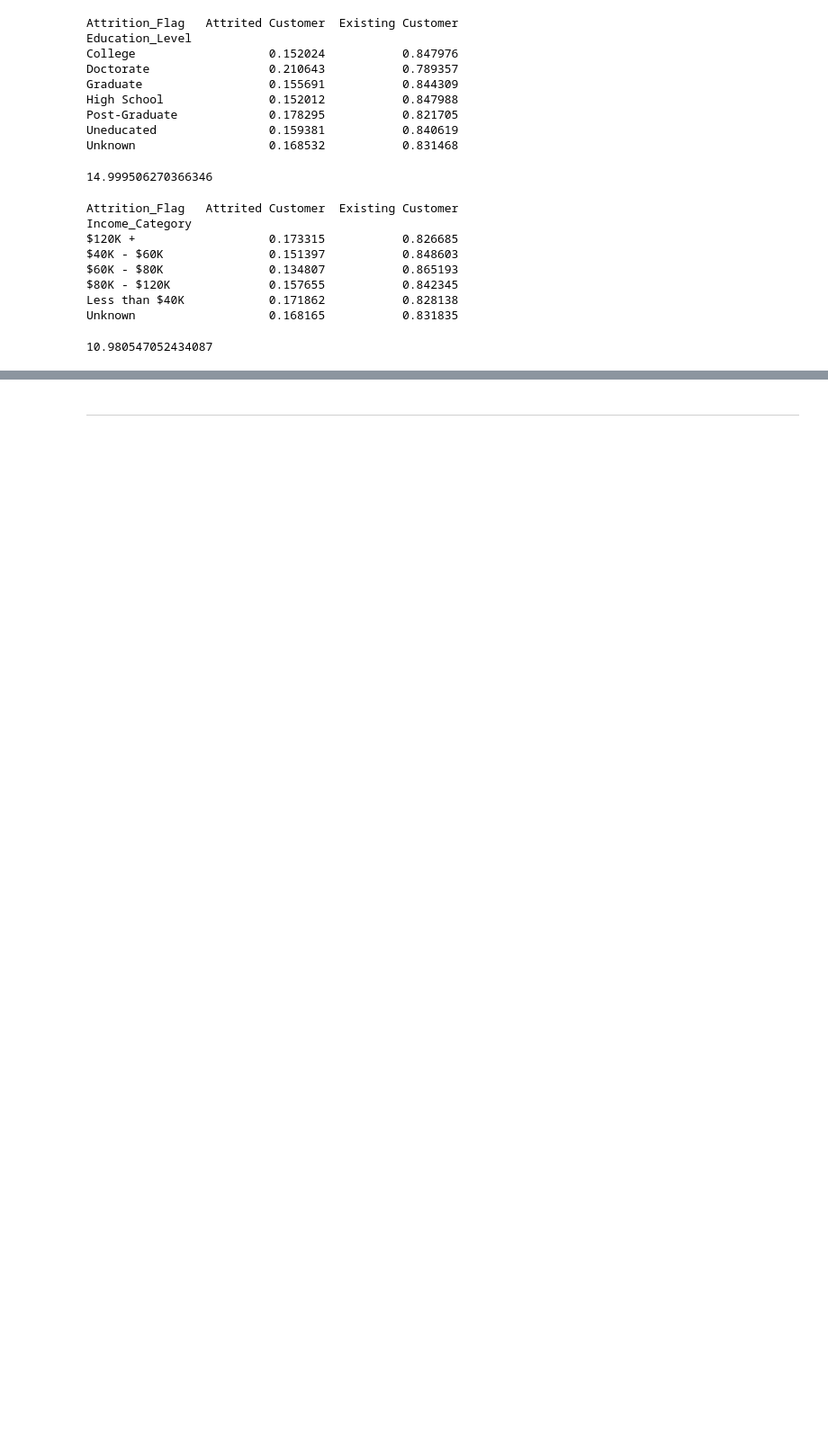
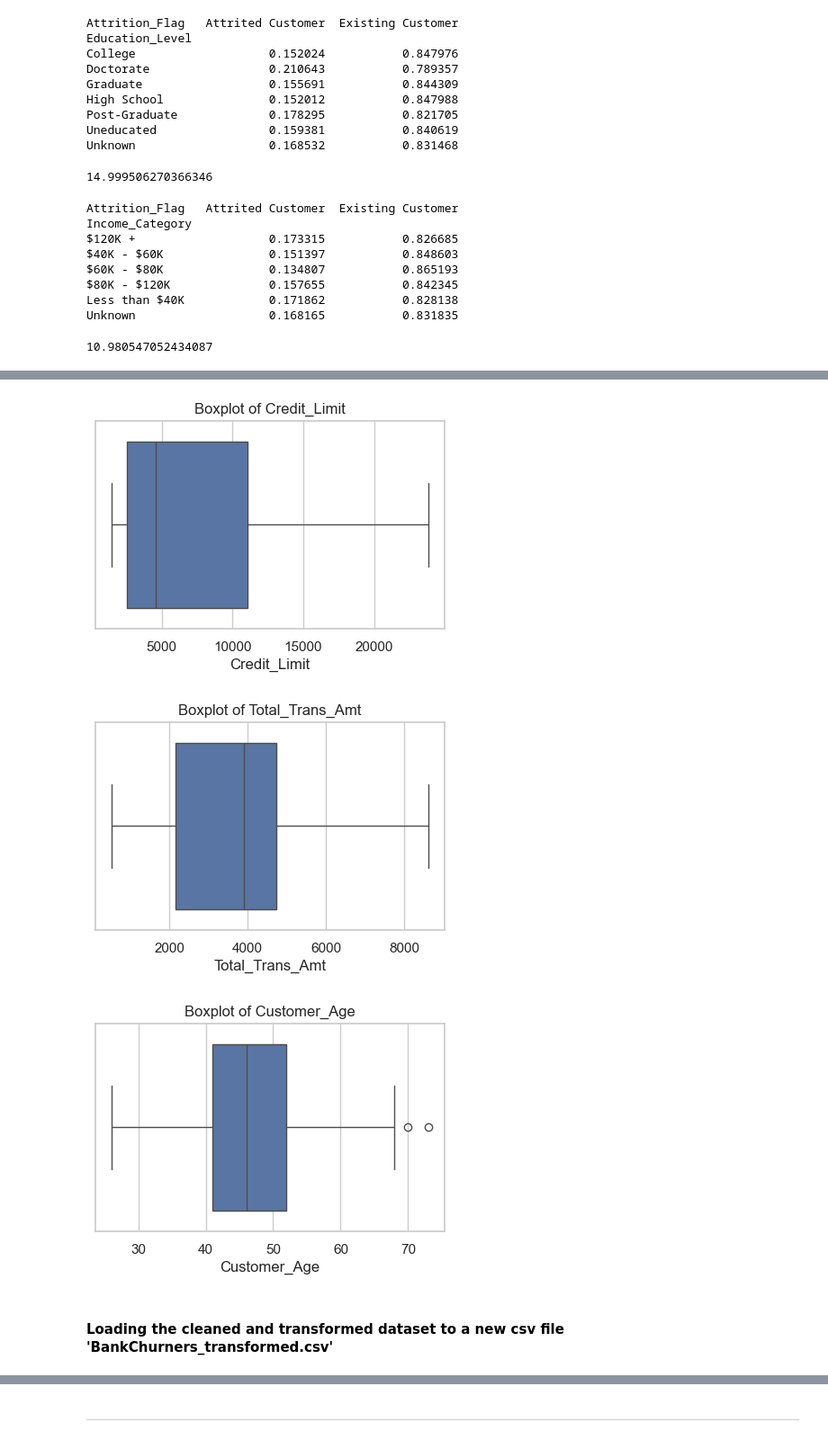
Before and after one commit to Mikeecee1/Team1_Hackathon, a Jupyter notebook: jupyter_notebooks/Transformation.ipynb, the cells around one changed output, grey strips where cells are left out. Shown at 90% size. Saved outputs shown, nothing was run; the diff lists cells and outputs as text; code cells hidden in the pictures; blank space fills up the shorter version.

Commit message:
Final_tranformations_transformed_dataset

```diff
--- a/jupyter_notebooks/Transformation.ipynb
+++ b/jupyter_notebooks/Transformation.ipynb
@@ -242,0 +244,15 @@ df_encoded.head()
+# %%
+# one hot encoding the attrition flag to use in power-bi
+# handling ouliers using Winsorization on Credit limits and total transaction amount (age ignored since it did not have outliers)
+
+df_cleaned['Attrition_Flag_Original'] = df_cleaned['Attrition_Flag']
+
+ohe_attr = OneHotEncoder(variables=['Attrition_Flag'], drop_last=True)
+
+pipeline = Pipeline([
+      ( 'ohe_attr', OneHotEncoder(variables=['Attrition_Flag'],drop_last=True)),
+      ( 'winsorizer_iqr', Winsorizer(capping_method='iqr', fold=1.5, tail='both', variables=['Credit_Limit', 'Total_Trans_Amt']) )
+])
+
+df_transformed = pipeline.fit_transform(df_cleaned)
+df_transformed.head()
@@ -242,0 +266,14 @@ df_encoded.head()
+# %%
+# checking for outliers in the numerical columns after transformation
+
+for col in ['Credit_Limit','Total_Trans_Amt','Customer_Age']:
+    plt.figure(figsize=(5, 3))
+    sns.boxplot(x=df_transformed[col])
+    plt.title(f'Boxplot of {col}')
+    plt.show()
+# %% [output]
+[figure, added]
+[figure, added]
+[figure, added]
+# %% [markdown]
+#### Loading the cleaned and transformed dataset to a new csv file 'BankChurners_transformed.csv'
```
Also changed, not shown: parts of 13 cells of this notebook, 1 other file.
